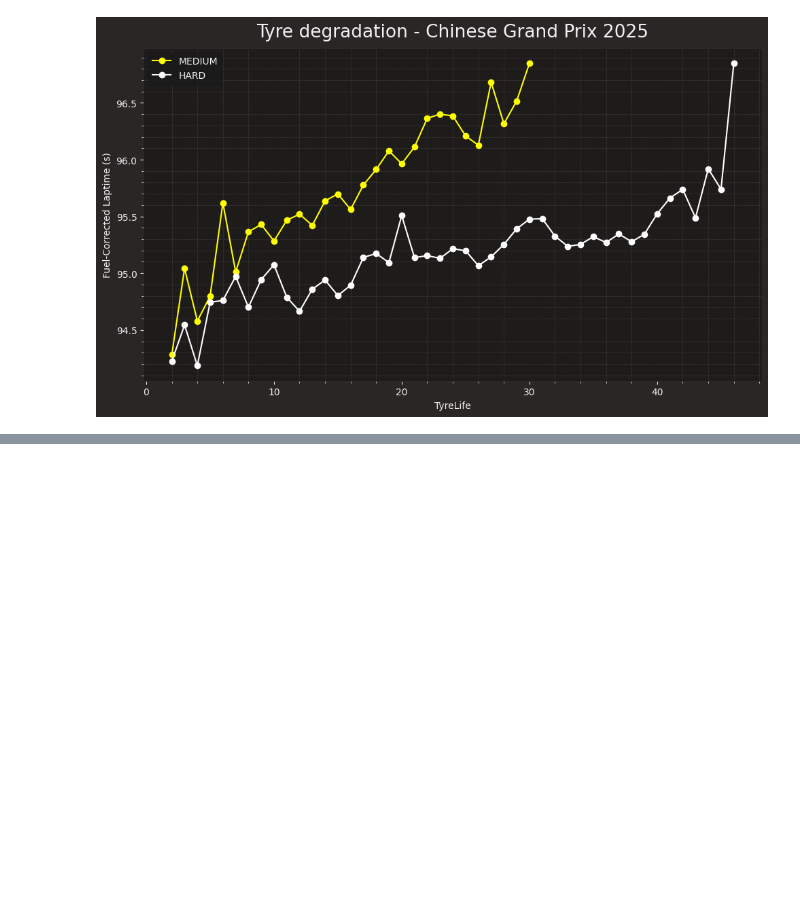
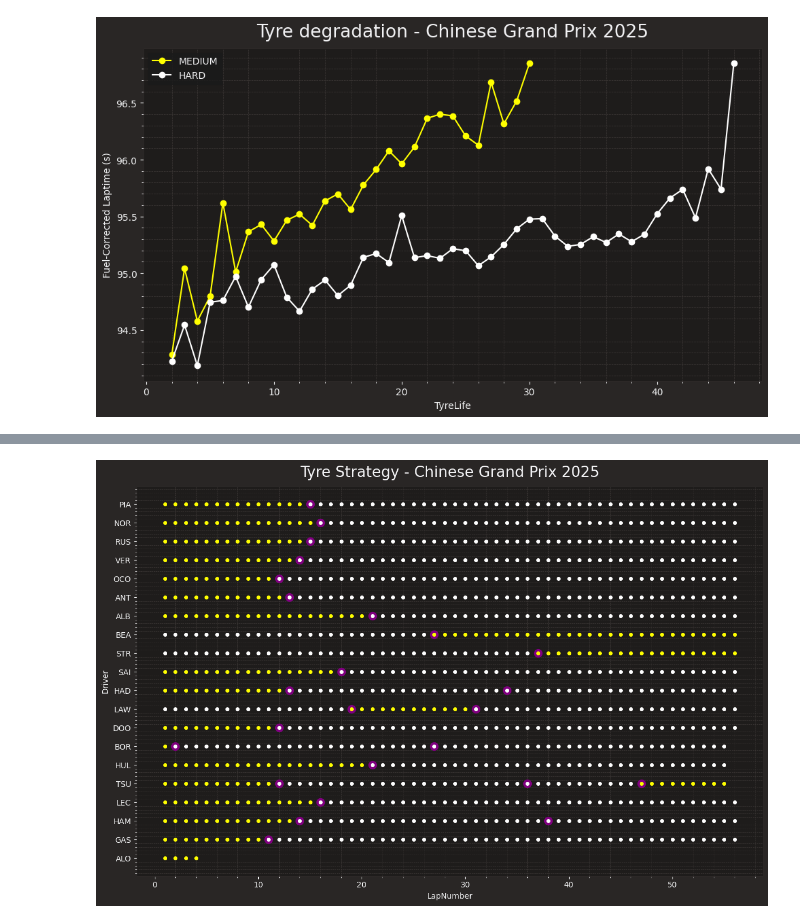
Before and after one commit to ThallesNonato1123/F1, a Jupyter notebook: 2025/GP China/race.ipynb, the cells around one changed output, grey strips where cells are left out. Saved outputs shown, nothing was run; the diff lists cells and outputs as text; code cells hidden in the pictures; blank space fills up the shorter version.

```diff
--- a/2025/GP China/race.ipynb
+++ b/2025/GP China/race.ipynb
@@ -58,0 +59,4 @@ china_race.position_changes()
+# %%
+china_race.tyre_strategy()
+# %% [output]
+[figure, added]
```
Also changed, not shown: parts of 6 cells of this notebook, 2 other files.
